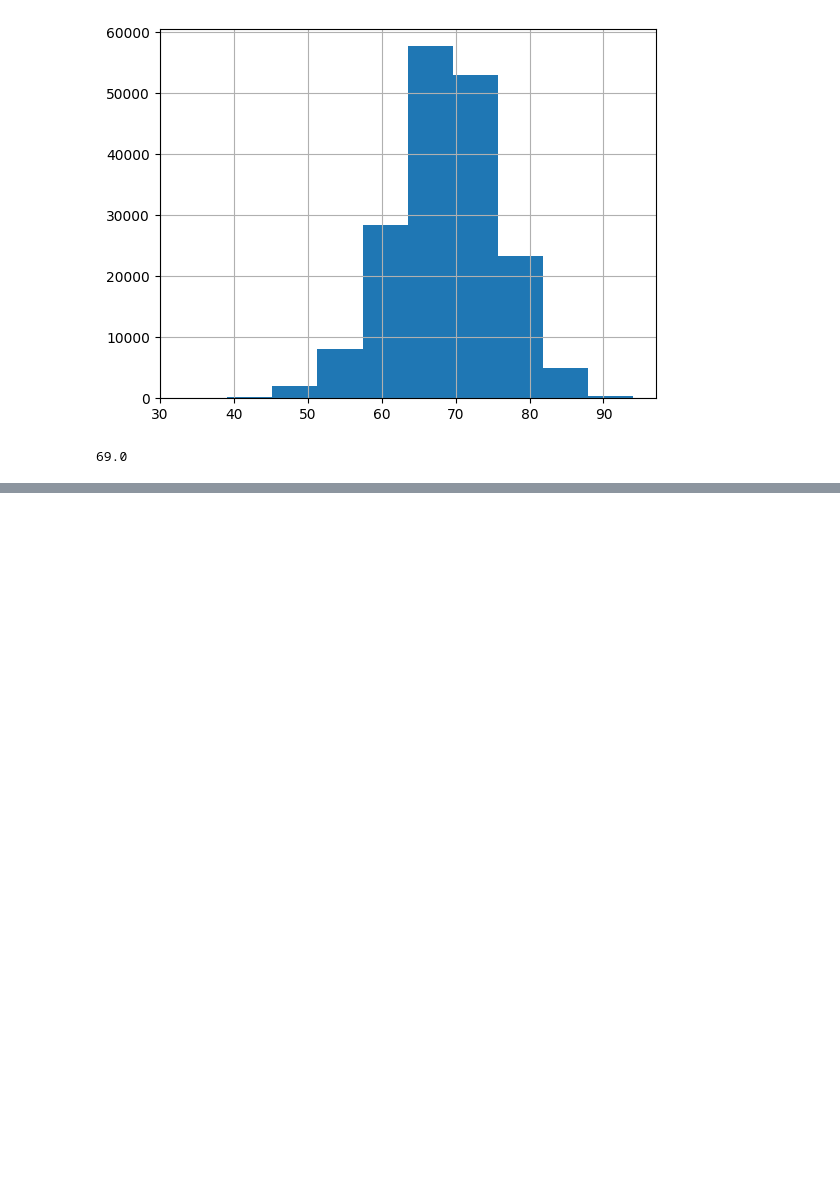
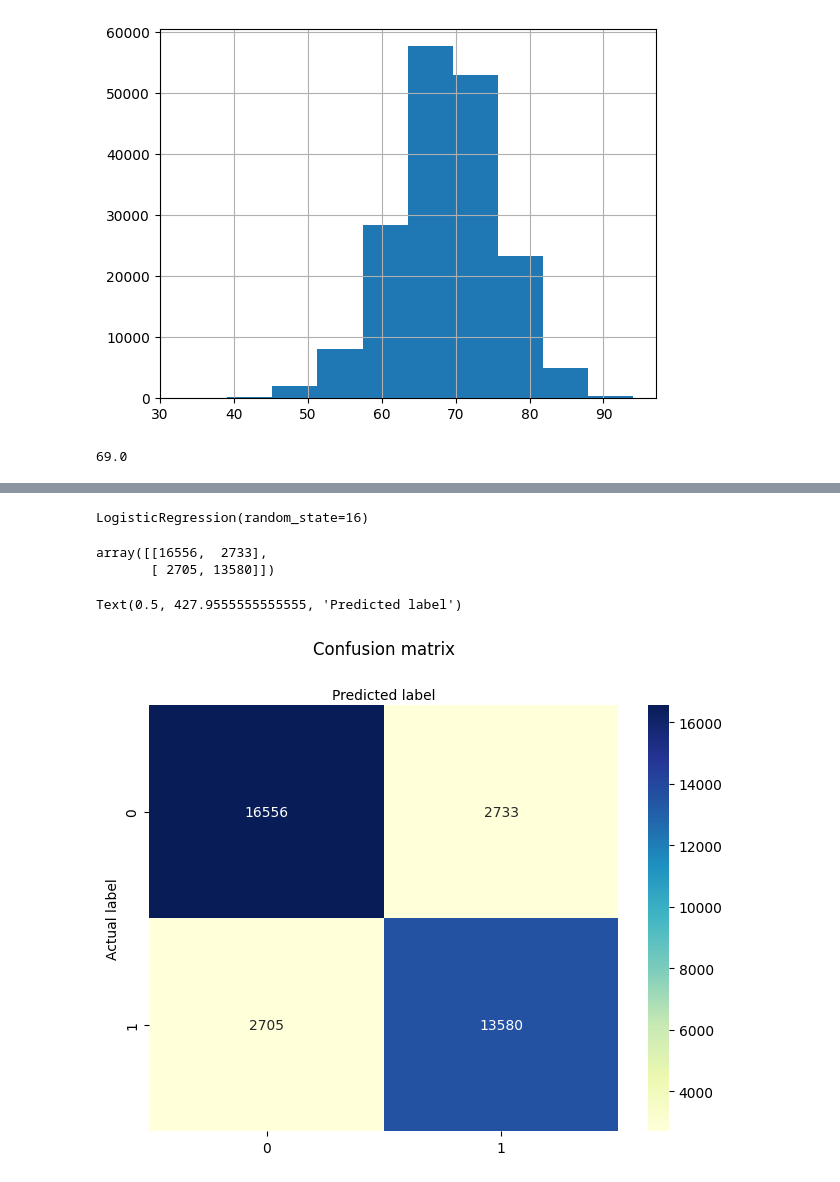
Before and after one commit to dsFMAT/students_diplomado_data_science_fmat, a Jupyter notebook: class_of_2024/Proyectos/Modulo_01/equipo_3/Proyecto.ipynb, the cells around one changed output, grey strips where cells are left out. Cells and saved outputs as stored; diff of their text form; code cells hidden in the pictures; blank space fills up the shorter version.

```diff
--- a/class_of_2024/Proyectos/Modulo_01/equipo_3/Proyecto.ipynb
+++ b/class_of_2024/Proyectos/Modulo_01/equipo_3/Proyecto.ipynb
@@ -198,0 +447,3 @@ dict_categorias_defensive_work_rate = {
+# %%
+df_players_clean.loc[:,'defensive_work_rate'] = df_players_clean.defensive_work_rate.replace(dict_categorias_defensive_work_rate)
+df_players_clean['defensive_work_rate'].value_counts()
@@ -203,0 +530,7 @@ df_players_clean
+# %%
+#cambiar los nan de las columnas por 0
+df_players_clean.loc[:, ['volleys', 'curve', 'agility', 'balance', 'jumping', 'vision', 'sliding_tackle']] = df_players_clean.loc[:, ['volleys', 'curve', 'agility', 'balance', 'jumping', 'vision', 'sliding_tackle']].fillna(0)
+#verificar de nuevo nan
+columnas_con_nan = df_players_clean[columnas_a_verificar].isnull().any()
+
+columnas_con_nan[columnas_con_nan == True]
@@ -214,7 +549,7 @@ feature_cols = ['player_fifa_api_id',
        'strength', 'long_shots', 'aggression', 'interceptions', 'positioning',
        'vision', 'penalties', 'marking', 'standing_tackle', 'sliding_tackle',
        'gk_diving', 'gk_handling', 'gk_kicking', 'gk_positioning',
-       'gk_reflexes','player_name', 'birthday', 'height',
+       'gk_reflexes','height',
        'weight']
 X = df_players_clean[feature_cols] # Features
 y = df_players_clean.target_variable # Target variable
@@ -229,3 +572,32 @@ logreg
 # %%
 # fit the model with data
-logreg.fit(X_train, y_train)
+#logreg.fit(X_train, y_train)
+logreg.fit(X_train_scaled, y_train)
+#y_pred = logreg.predict(X_test)
+# %% [output]
+LogisticRegression(random_state=16)
+# %%
+#evaluar el modelo con una matriz de confución
+cnf_matrix = metrics.confusion_matrix(y_test, y_pred)
+cnf_matrix
+# %% [output]
+array([[16556,  2733],
+       [ 2705, 13580]])
+# %%
+#ver la matriz en un mapa de calor
+
+class_names=[0,1] # name  of classes
+fig, ax = plt.subplots()
+tick_marks = np.arange(len(class_names))
+plt.xticks(tick_marks, class_names)
+plt.yticks(tick_marks, class_names)
+# create heatmap
+sns.heatmap(pd.DataFrame(cnf_matrix), annot=True, cmap="YlGnBu" ,fmt='g')
+ax.xaxis.set_label_position("top")
+plt.tight_layout()
+plt.title('Confusion matrix', y=1.1)
+plt.ylabel('Actual label')
+plt.xlabel('Predicted label')
+# %% [output]
+Text(0.5, 427.9555555555555, 'Predicted label')
+[figure, added]
```
Also changed, not shown: parts of 25 cells of this notebook.
